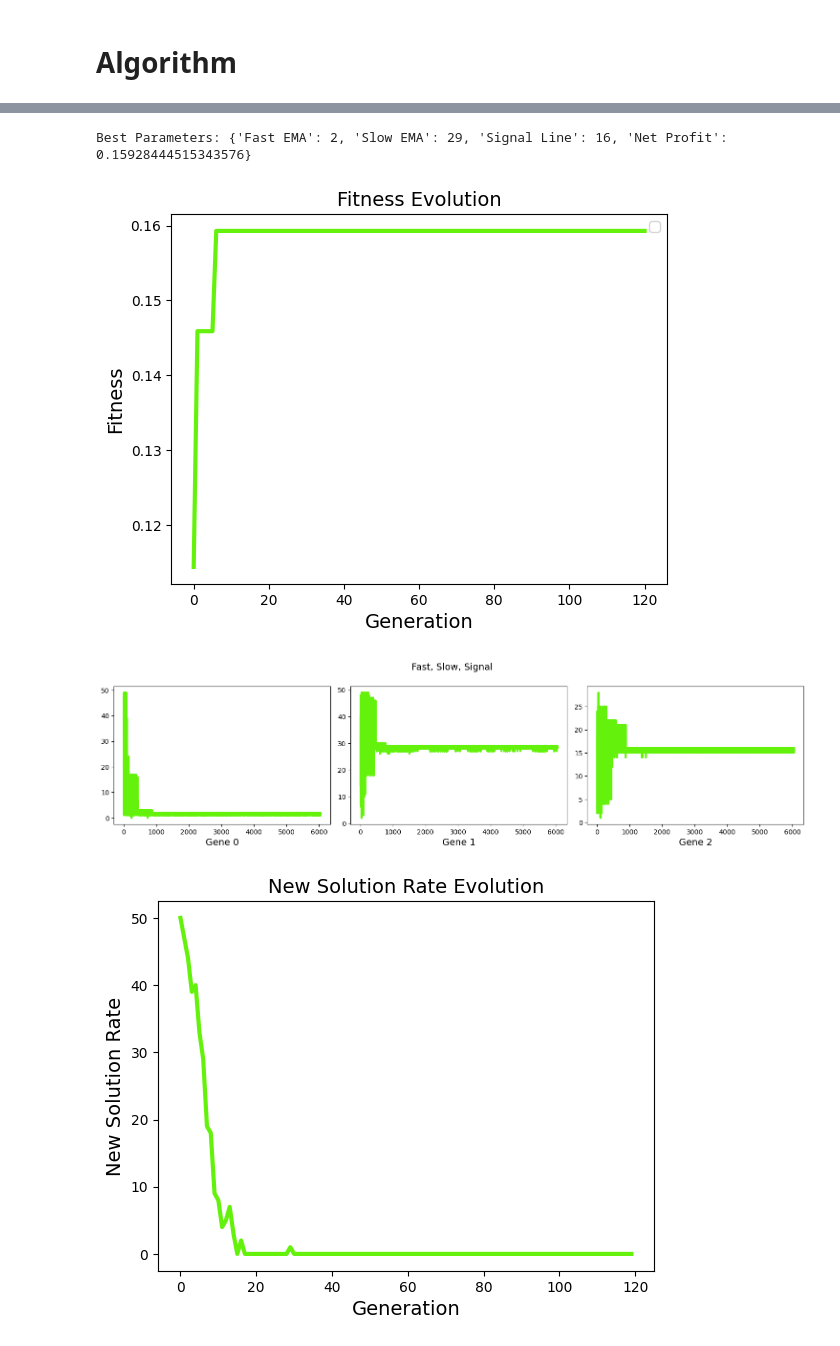
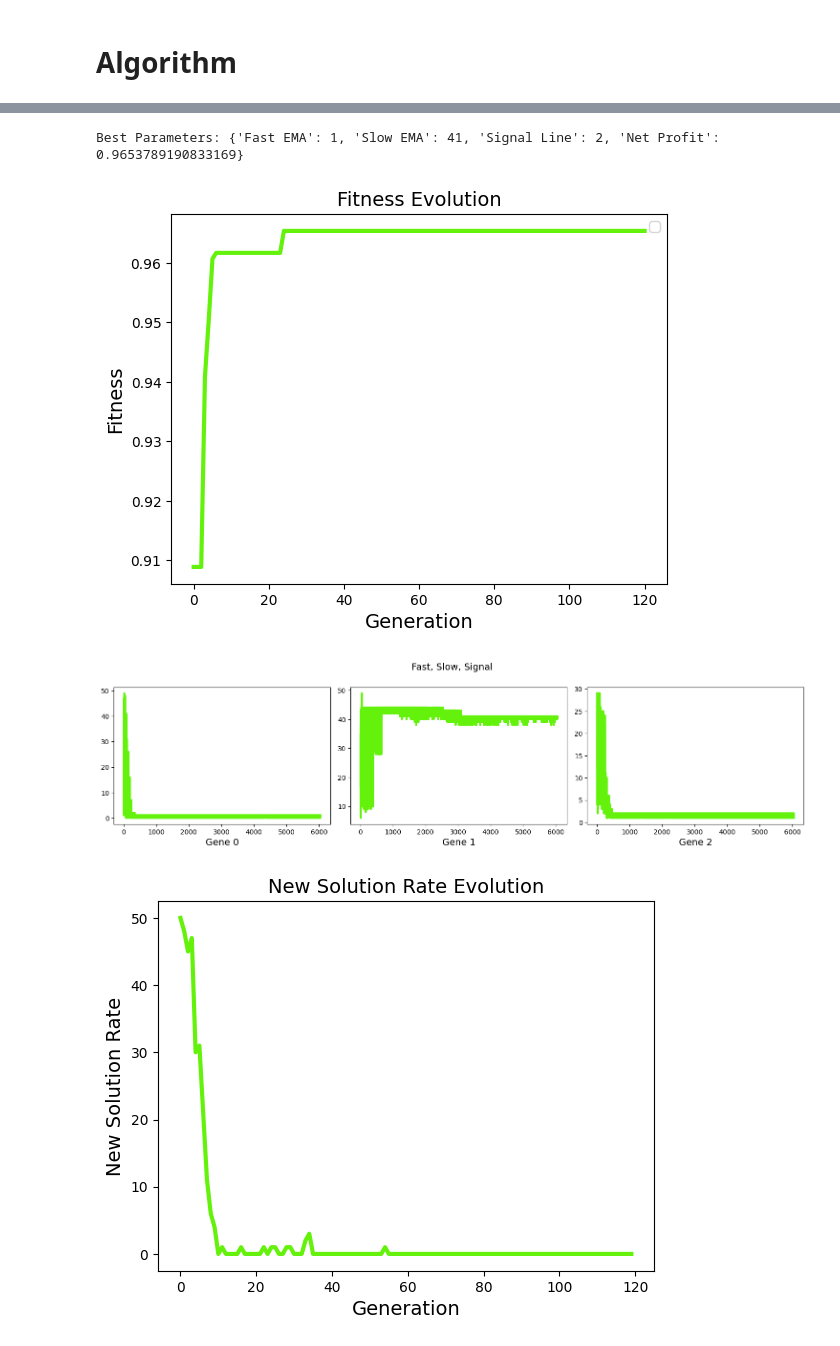
Before and after one commit to ArvinEsfandiari/RevIN-MACD-CNNxLSTM, a Jupyter notebook: src/genetic/Genetic_v2.ipynb, the cells around one changed output, grey strips where cells are left out. Cells and saved outputs as stored; diff of their text form; code cells hidden in the pictures.

```diff
--- a/src/genetic/Genetic_v2.ipynb
+++ b/src/genetic/Genetic_v2.ipynb
@@ -49,6 +49,20 @@ warnings.filterwarnings("ignore", category=UserWarning)
 class MACD_GA:
     def __init__(self, df_train, fast_range=(1, 50), slow_range=(2, 50), signal_range=(2, 30),\
                   generations=120, population=50, mating_parents=25, real_price='close', signal_price = 'close' ):
+        """"
+        Find the best parameters for MACD with GA that has the best tuning.
+
+        :param df_train: Dataframe containing dataset with or without smoothing column.
+        :param fast_range: Tuple contains fast ema period.
+        :param slow_range: Tuple contains slow ema period.
+        :param signal_line: Tuple contains signal line period.
+        :param generations: Integer contains the number generation in GA.
+        :param population: Integer contains the number of solution in each generation.
+        :param mating_parents: Integer contains the number of parents after choosing.
+        :param real_price: Defualt is 'close' and is suitable for buy and sell.
+        :param signal_price: Defualt is 'close' and is suitable for generation buy and sell signals.
+
+        """
         self.df_train = df_train
         self.fast_range = fast_range
         self.slow_range = slow_range
@@ -61,7 +75,7 @@ class MACD_GA:
         self.real_price = real_price
         self.signal_price = signal_price
 
-    # @staticmethod
+
     def macd(self, data, fast, slow, signal):
         data['ema_fast'] = data[self.signal_price].ewm(span=fast, min_periods=1, adjust=False).mean()
         data['ema_slow'] = data[self.signal_price].ewm(span=slow, min_periods=1, adjust=False).mean()
@@ -133,0 +268,10 @@ class MACD_GA:
+# %%
+kf_em = KalmanFilterEM(df_train, price_column='close', max_iter=100, tol=1)
+
+# Optimize Q and R using the EM algorithm
+kf_em.optimize_em()
+
+# Get smoothed data
+smoothed_data = kf_em.get_smoothed_data()
+
+df_train['smoothed_data'] = smoothed_data
@@ -134,19 +286,19 @@ class MACD_GA:
 # %%
 # Assuming you have a DataFrame `df_train` with 'close' prices
-optimizer = MACD_GA(df_train=df_train)
+optimizer = MACD_GA(df_train=df_train, signal_price='smoothed_data')
 
 # Run the genetic algorithm
 optimizer.run_ga()
 
 # Get the best parameters
 best_params = optimizer.get_best_parameters()
 print("Best Parameters:", best_params)
 
 # Plot the results
 optimizer.plot_results()
 # %% [output]
 No artists with labels found to put in legend.  Note that artists whose label start with an underscore are ignored when legend() is called with no argument.
-Best Parameters: {'Fast EMA': 2, 'Slow EMA': 29, 'Signal Line': 16, 'Net Profit': 0.15928444515343576}
+Best Parameters: {'Fast EMA': 1, 'Slow EMA': 41, 'Signal Line': 2, 'Net Profit': 0.9653789190833169}
-[figure, old version]
+[figure, new version]
-[figure, old version]
+[figure, new version]
-[figure, old version]
+[figure, new version]
```
Also changed, not shown: parts of 6 cells of this notebook, 1 other file.
